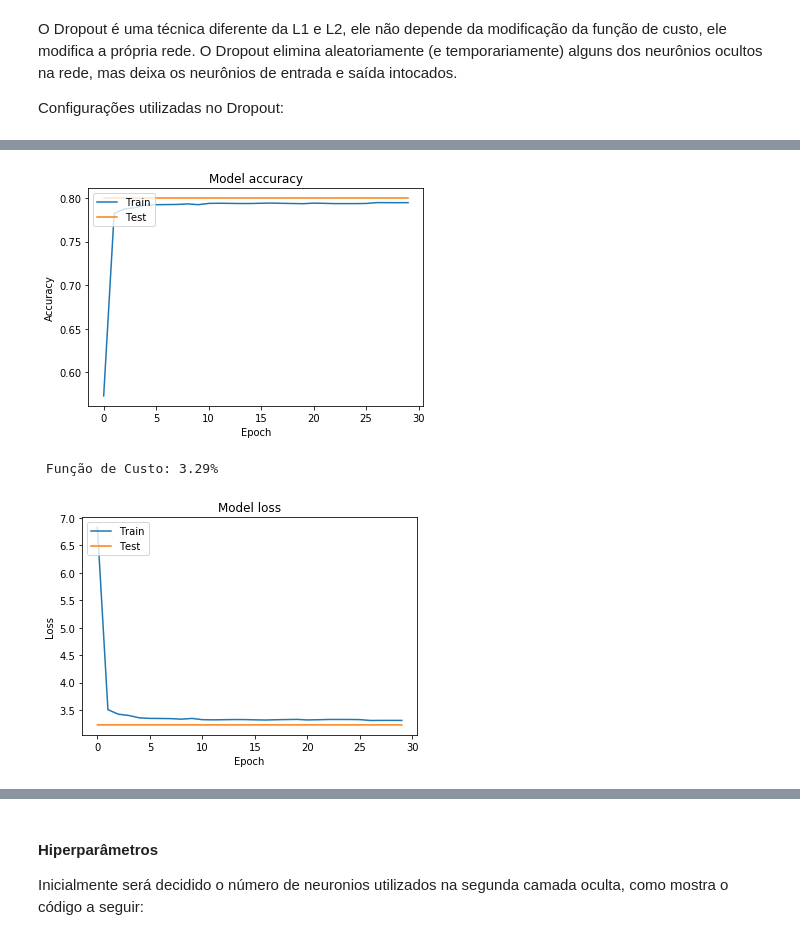
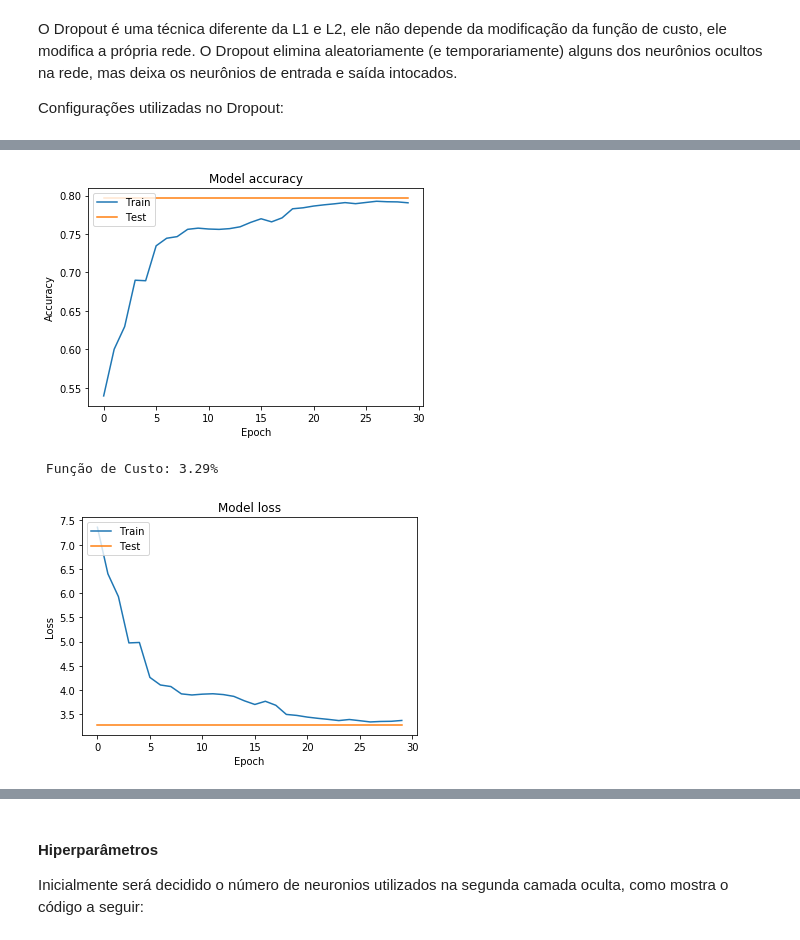
Before and after one commit to ncs92/redes-neurais, a Jupyter notebook: aps-redes-neurais.ipynb, the cells around one changed output, grey strips where cells are left out. Cells and saved outputs as stored; diff of their text form; code cells hidden in the pictures.

```diff
--- a/aps-redes-neurais.ipynb
+++ b/aps-redes-neurais.ipynb
@@ -370,9 +373,9 @@ Configurações utilizadas no Dropout:
 model = Sequential()
 
 model.add(Dense(units=100, activation='relu', input_dim=num_input))
-model.add(Dropout(0.5))
+model.add(Dropout(0.7))
 model.add(Dense(units=59, activation='relu'))
-model.add(Dropout(0.5))
+model.add(Dropout(0.7))
 model.add(Dense(1, activation='sigmoid'))
 
 model.compile(loss='binary_crossentropy', optimizer='adam', metrics=['accuracy'])
@@ -418,8 +421,8 @@ Epoch 6/30
 
  Taxa de acerto: 79.62%
-[figure, old version]
+[figure, new version]
  Função de Custo: 3.29%
-[figure, old version]
+[figure, new version]
 # %% [markdown]
 Com o Dropout de 0.5 foi obtido uma taxa de acerto de 79,62%, a figura 12 mostra o histórico da acurácia na fase de treino e teste.
 
```
Also changed, not shown: parts of 9 cells of this notebook, 7 other files.
